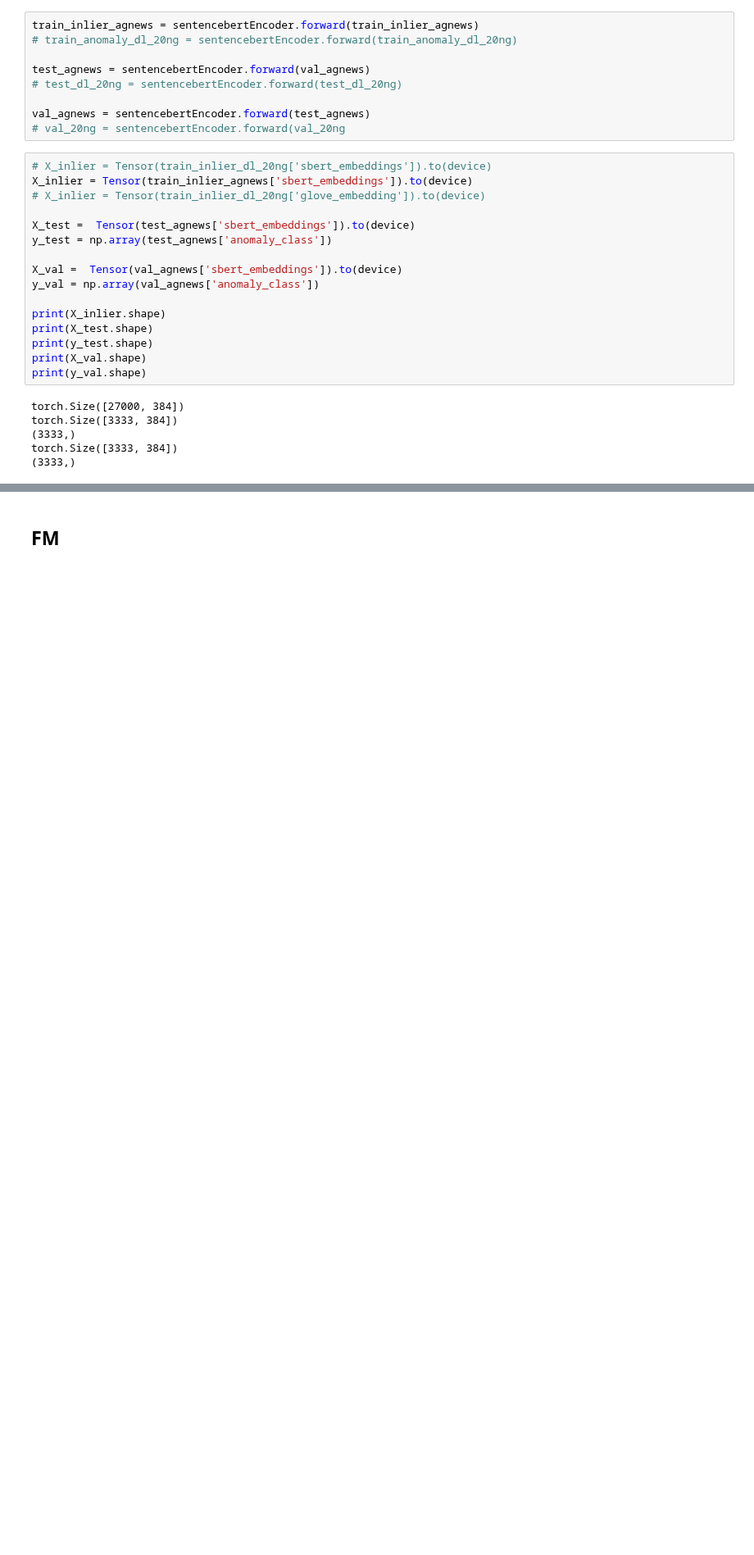
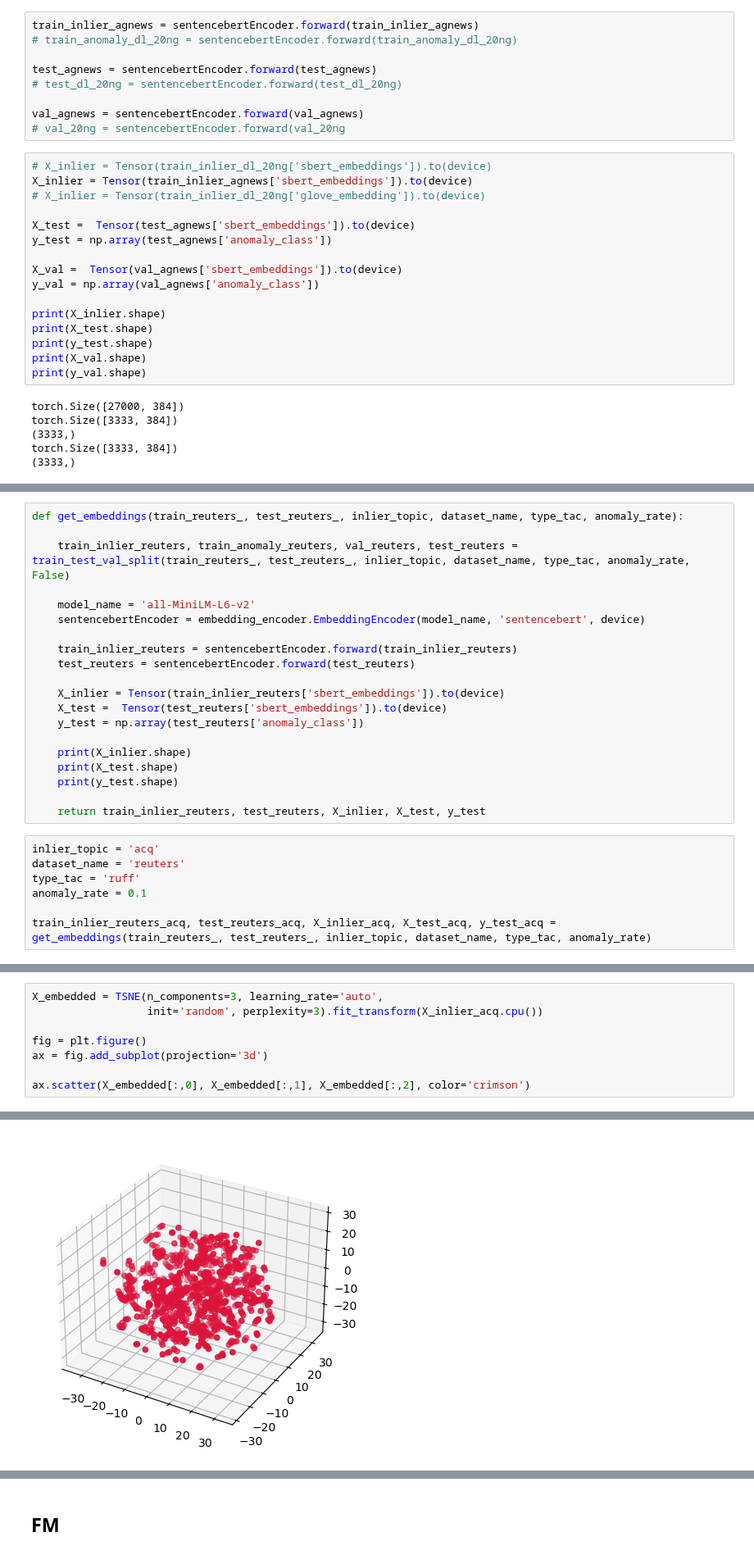
Before and after one commit to AmineYK/Textual-Anomaly-Detection-Framework, a Jupyter notebook: Anomaly Detection Framework/fm.ipynb, the cells around one changed output, grey strips where cells are left out. Shown at 82% size. Drawn from its saved outputs; the diff is of its cells as text; blank space fills up the shorter version.

```diff
--- a/Anomaly Detection Framework/fm.ipynb
+++ b/Anomaly Detection Framework/fm.ipynb
@@ -160,10 +137,10 @@ sentencebertEncoder = embedding_encoder.EmbeddingEncoder(model_name, 'sentencebe
 train_inlier_agnews = sentencebertEncoder.forward(train_inlier_agnews)
 # train_anomaly_dl_20ng = sentencebertEncoder.forward(train_anomaly_dl_20ng)
 
-test_agnews = sentencebertEncoder.forward(val_agnews)
+test_agnews = sentencebertEncoder.forward(test_agnews)
 # test_dl_20ng = sentencebertEncoder.forward(test_dl_20ng)
 
-val_agnews = sentencebertEncoder.forward(test_agnews)
+val_agnews = sentencebertEncoder.forward(val_agnews)
 # val_20ng = sentencebertEncoder.forward(val_20ng
 # %%
 # X_inlier = Tensor(train_inlier_dl_20ng['sbert_embeddings']).to(device)
@@ -189,0 +169,27 @@ torch.Size([3333, 384])
+# %%
+def get_embeddings(train_reuters_, test_reuters_, inlier_topic, dataset_name, type_tac, anomaly_rate):
+
+    train_inlier_reuters, train_anomaly_reuters, val_reuters, test_reuters = train_test_val_split(train_reuters_, test_reuters_, inlier_topic, dataset_name, type_tac, anomaly_rate, False)
+
+    model_name = 'all-MiniLM-L6-v2'
+    sentencebertEncoder = embedding_encoder.EmbeddingEncoder(model_name, 'sentencebert', device)
+
+    train_inlier_reuters = sentencebertEncoder.forward(train_inlier_reuters)
+    test_reuters = sentencebertEncoder.forward(test_reuters)
+
+    X_inlier = Tensor(train_inlier_reuters['sbert_embeddings']).to(device)
+    X_test =  Tensor(test_reuters['sbert_embeddings']).to(device)
+    y_test = np.array(test_reuters['anomaly_class'])
+
+    print(X_inlier.shape)
+    print(X_test.shape)
+    print(y_test.shape)
+
+    return train_inlier_reuters, test_reuters, X_inlier, X_test, y_test
+# %%
+inlier_topic = 'acq'
+dataset_name = 'reuters'
+type_tac = 'ruff'
+anomaly_rate = 0.1
+
+train_inlier_reuters_acq, test_reuters_acq, X_inlier_acq, X_test_acq, y_test_acq = get_embeddings(train_reuters_, test_reuters_, inlier_topic, dataset_name, type_tac, anomaly_rate)
@@ -189,0 +267,9 @@ torch.Size([3333, 384])
+# %%
+X_embedded = TSNE(n_components=3, learning_rate='auto',
+                  init='random', perplexity=3).fit_transform(X_inlier_acq.cpu())
+
+fig = plt.figure()
+ax = fig.add_subplot(projection='3d')
+
+ax.scatter(X_embedded[:,0], X_embedded[:,1], X_embedded[:,2], color='crimson')
+# %% [output]
@@ -189,0 +277 @@ torch.Size([3333, 384])
+[figure, added]
```
Also changed, not shown: parts of 26 cells of this notebook, 5 other files.
